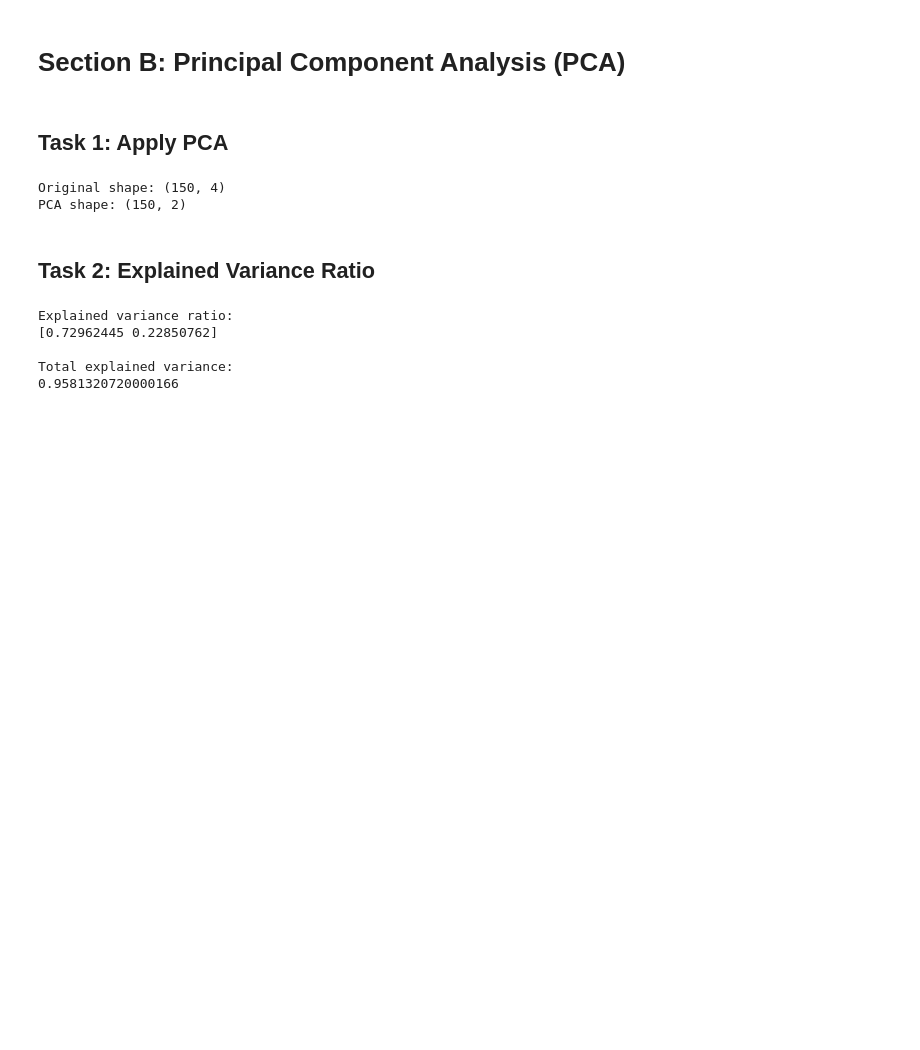
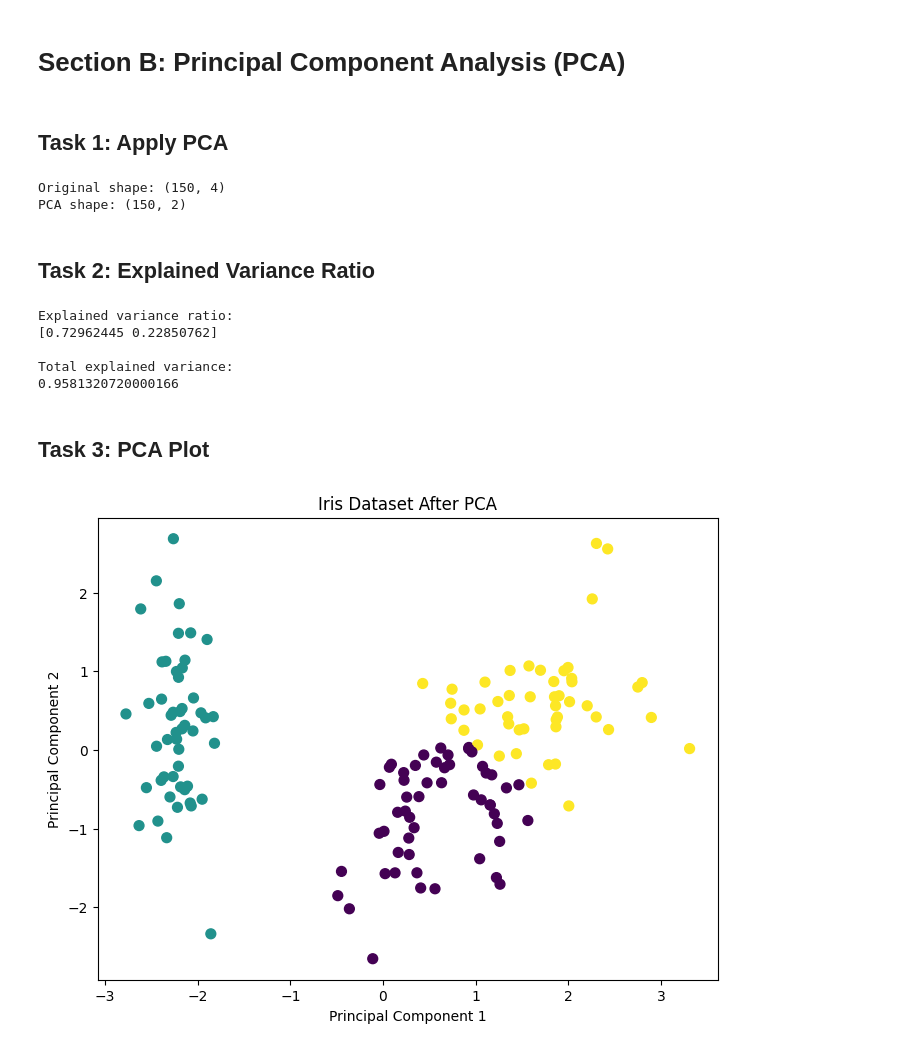
Before and after one commit to mdzubayereashraf/Ostad-AI-Engineering-Course-Assignments, a Jupyter notebook: Assignmen_No_12(Clustering_&_Dimensionality_Reduction).ipynb, the cells around one changed output. Drawn from its saved outputs; the diff is of its cells as text; code cells hidden in the pictures; blank space fills up the shorter version.

```diff
--- a/Assignmen_No_12(Clustering_&_Dimensionality_Reduction).ipynb
+++ b/Assignmen_No_12(Clustering_&_Dimensionality_Reduction).ipynb
@@ -164,3 +164,23 @@ Explained variance ratio:
 
 Total explained variance:
 0.9581320720000166
+# %% [markdown]
+## Task 3: PCA Plot
+# %%
+plt.figure(figsize=(8, 6))
+
+plt.scatter(
+    X_pca[:, 0],
+    X_pca[:, 1],
+    c=kmeans_labels,
+    cmap='viridis',
+    s=50
+)
+
+plt.xlabel("Principal Component 1")
+plt.ylabel("Principal Component 2")
+plt.title("Iris Dataset After PCA")
+
+plt.show()
+# %% [output]
+[figure, added]
```
Also changed, not shown: parts of 1 cell of this notebook.
